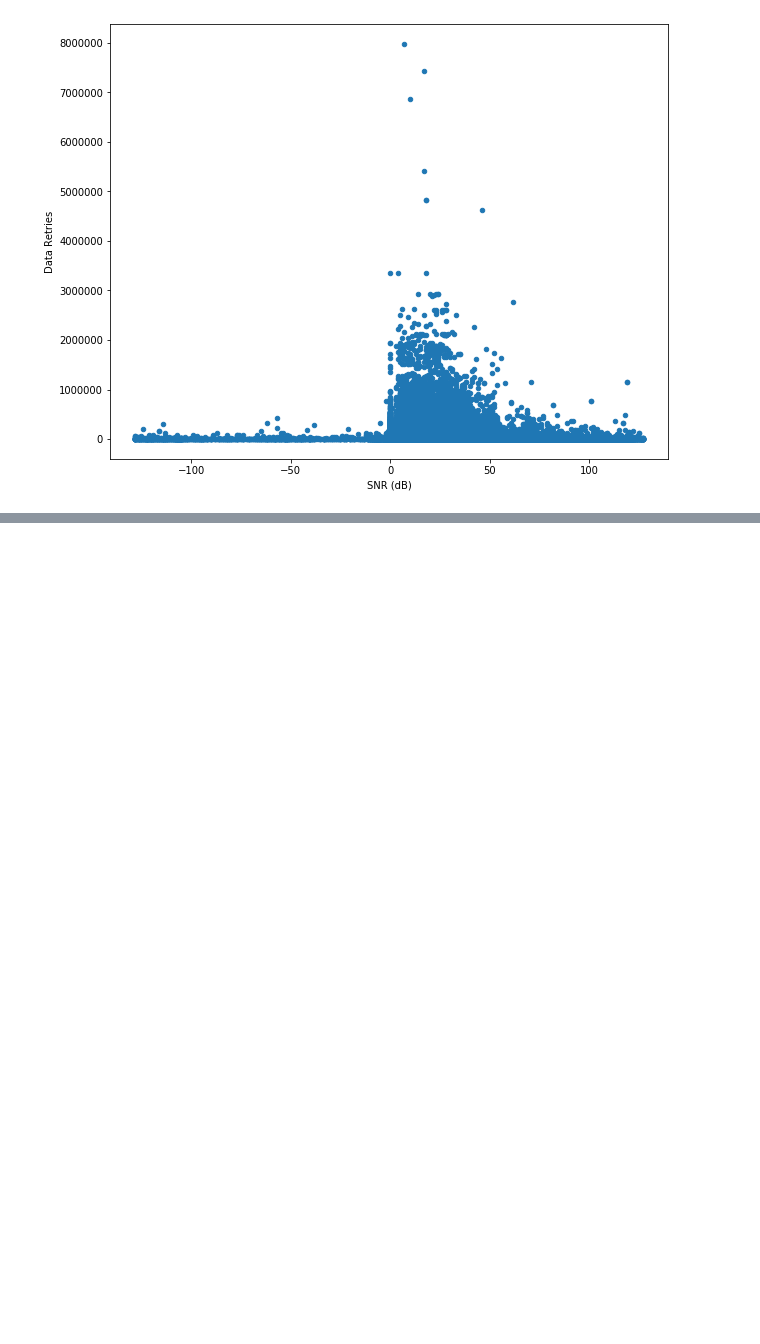
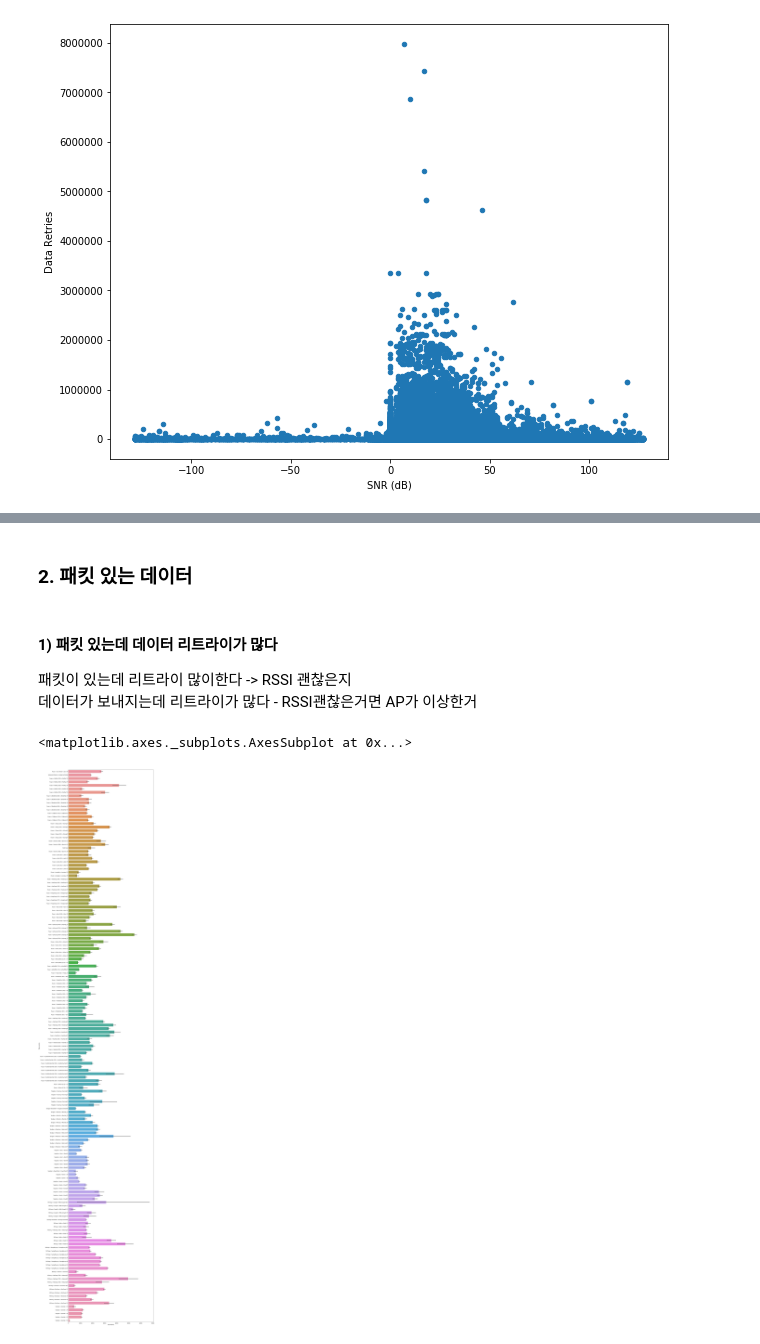
Before and after one commit to leeEunJooo/NetworkAssociation, a Jupyter notebook: view_data-eunju.ipynb, the cells around one changed output, grey strips where cells are left out. Saved outputs shown, nothing was run; the diff lists cells and outputs as text; code cells hidden in the pictures; blank space fills up the shorter version.

```diff
--- a/view_data-eunju.ipynb
+++ b/view_data-eunju.ipynb
@@ -127,0 +126,3 @@ noPacket.shape
+# %%
+# 패킷이 0아닌 것들만 분리
+yesPacket = data[:][(data['Utilization']['Packets Sent'] != 0) & (data['Utilization']['Packets Received'] != 0) ]
@@ -337,0 +196,13 @@ sns.relplot(x="RSSI (dBm)", y="Data Retries", hue="Map Location", data=niceconca
+# %% [markdown]
+### 2. 패킷 있는 데이터
+# %% [markdown]
+#### 1) 패킷 있는데 데이터 리트라이가 많다
+패킷이 있는데 리트라이 많이한다 -> RSSI 괜찮은지 <br>
+데이터가 보내지는데 리트라이가 많다 - RSSI괜찮은거면 AP가 이상한거
+# %%
+figure, (ax1) = plt.subplots(nrows=1, ncols=1)
+figure.set_size_inches(15,100)
+sns.barplot(yesPacket['Utilization']['Data Retries'] , yesPacket['AP']['Map Location'], ax=ax1)
+# %% [output]
+<matplotlib.axes._subplots.AxesSubplot at 0x...>
+[figure, added]
```
Also changed, not shown: parts of 113 cells of this notebook.
